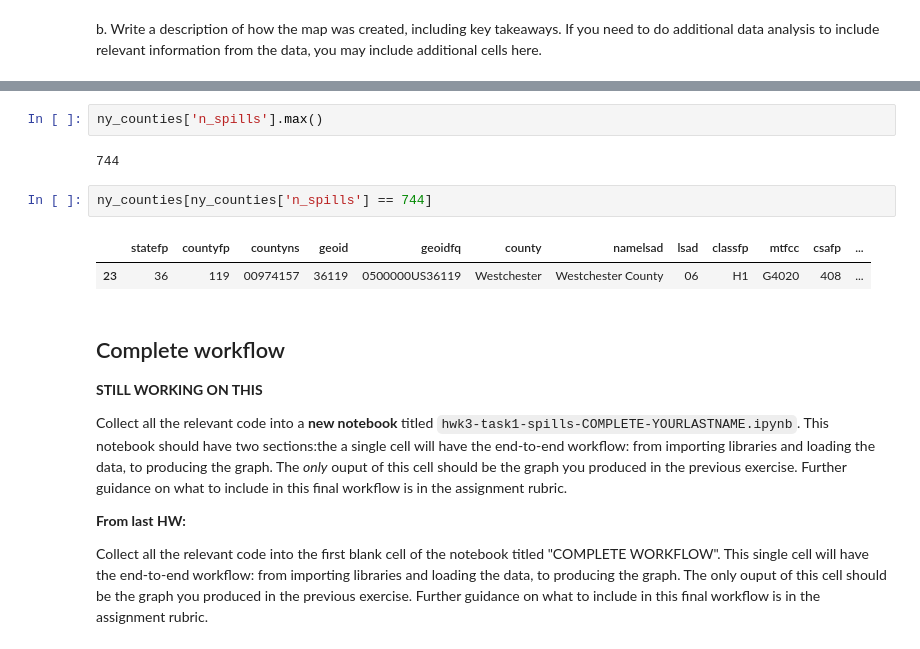
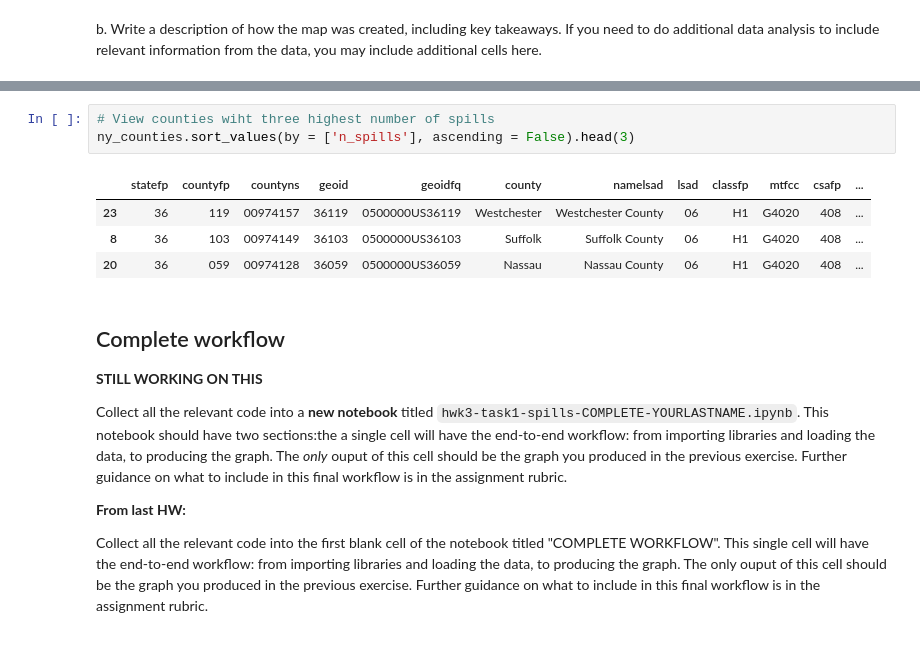
Before and after one commit to sofiiir/eds220-hwk3, a Jupyter notebook: hwk3-task1-spills.ipynb, the cells around one changed output, grey strips where cells are left out. Drawn from its saved outputs; the diff is of its cells as text.

```diff
--- a/hwk3-task1-spills.ipynb
+++ b/hwk3-task1-spills.ipynb
@@ -658,12 +663,11 @@ Westchester County is the county with the highest number of spills. Westchester
 # %%
-ny_counties['n_spills'].max()
+# View counties wiht three highest number of spills
+ny_counties.sort_values(by = ['n_spills'], ascending = False).head(3)
 # %% [output]
-744
+|  | statefp | countyfp | countyns | geoid | geoidfq | county | namelsad | lsad | classfp | mtfcc | csafp | ... |
+| 23 | 36 | 119 | 00974157 | 36119 | 0500000US36119 | Westchester | Westchester County | 06 | H1 | G4020 | 408 | ... |
+| 8 | 36 | 103 | 00974149 | 36103 | 0500000US36103 | Suffolk | Suffolk County | 06 | H1 | G4020 | 408 | ... |
+| 20 | 36 | 059 | 00974128 | 36059 | 0500000US36059 | Nassau | Nassau County | 06 | H1 | G4020 | 408 | ... |
-# %%
-ny_counties[ny_counties['n_spills'] == 744]
-# %% [output]
-|  | statefp | countyfp | countyns | geoid | geoidfq | county | namelsad | lsad | classfp | mtfcc | csafp | ... |
-| 23 | 36 | 119 | 00974157 | 36119 | 0500000US36119 | Westchester | Westchester County | 06 | H1 | G4020 | 408 | ... |
 # %% [markdown]
 ## Complete workflow
 
```
Also changed, not shown: parts of 10 cells of this notebook, 1 other file.
